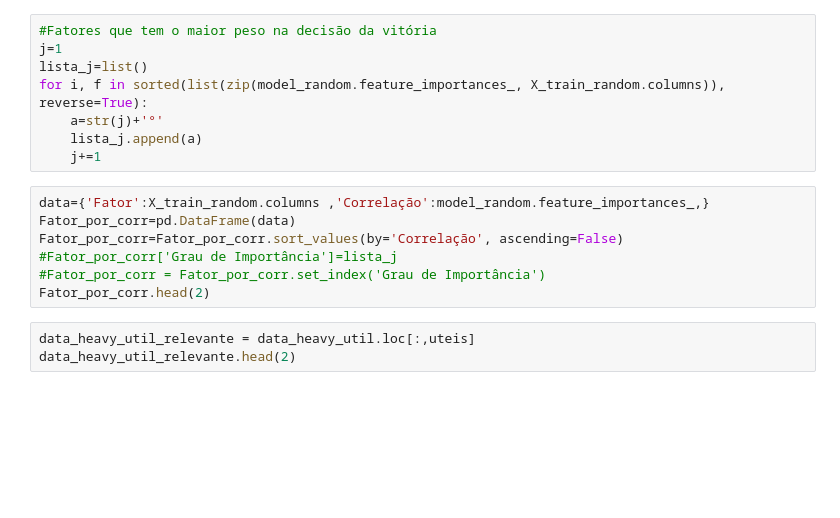
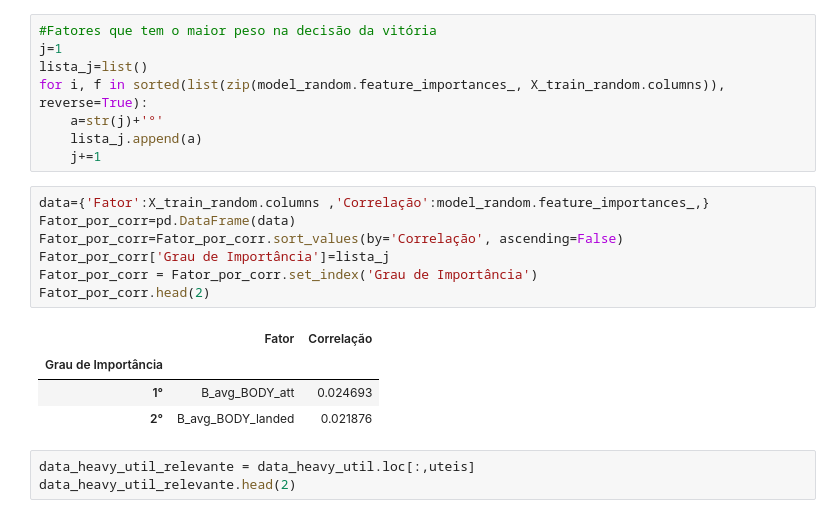
Before and after one commit to VergaraC/Dados_P3, a Jupyter notebook: Projeto3.ipynb, the cells around one changed output. Saved outputs shown, nothing was run; the diff lists cells and outputs as text; blank space fills up the shorter version.

```diff
--- a/Projeto3.ipynb
+++ b/Projeto3.ipynb
@@ -257,10 +257,15 @@ for i, f in sorted(list(zip(model_random.feature_importances_, X_train_random.co
 # %%
 data={'Fator':X_train_random.columns ,'Correlação':model_random.feature_importances_,}
 Fator_por_corr=pd.DataFrame(data)
 Fator_por_corr=Fator_por_corr.sort_values(by='Correlação', ascending=False)
-#Fator_por_corr['Grau de Importância']=lista_j
-#Fator_por_corr = Fator_por_corr.set_index('Grau de Importância')
+Fator_por_corr['Grau de Importância']=lista_j
+Fator_por_corr = Fator_por_corr.set_index('Grau de Importância')
 Fator_por_corr.head(2)
+# %% [output]
+|  | Fator | Correlação |
+| Grau de Importância |  |  |
+| 1° | B_avg_BODY_att | 0.024693 |
+| 2° | B_avg_BODY_landed | 0.021876 |
 # %%
 data_heavy_util_relevante = data_heavy_util.loc[:,uteis]
 data_heavy_util_relevante.head(2)
```
